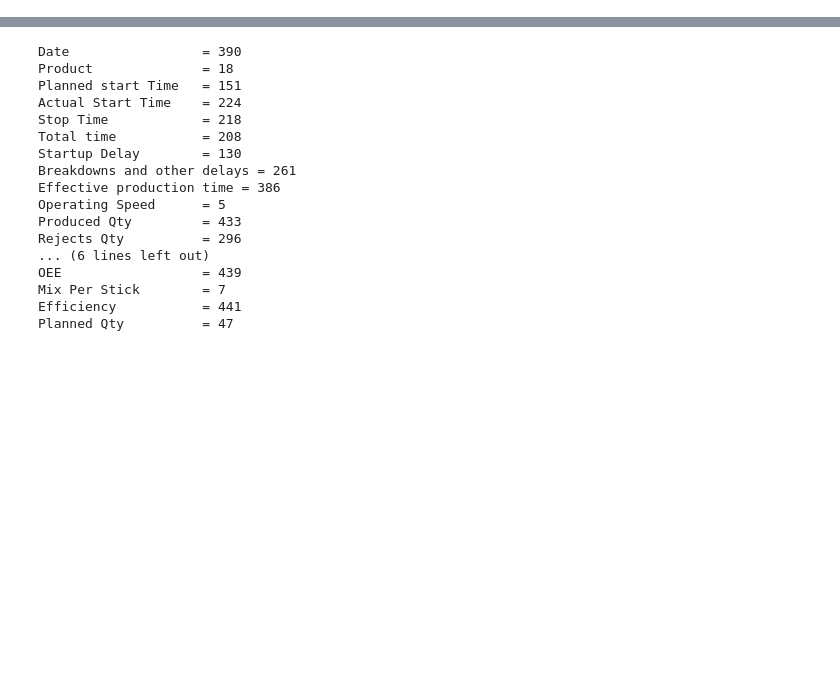
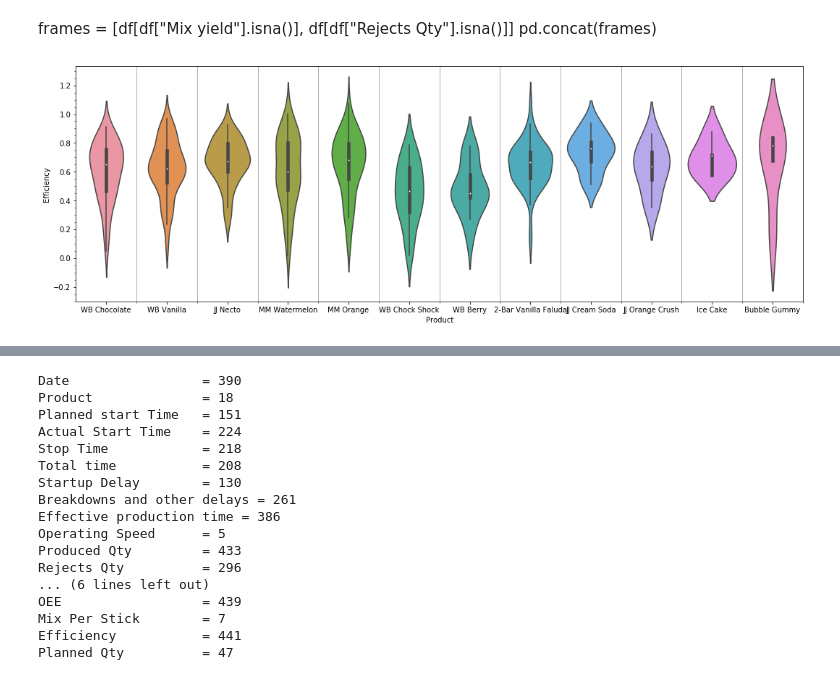
Before and after one commit to CodeProcessor/In20-S1-CS5617-project-1, a Jupyter notebook: Analysis.ipynb, the cells around one changed output, grey strips where cells are left out. Saved outputs shown, nothing was run; the diff lists cells and outputs as text; code cells hidden in the pictures; blank space fills up the shorter version.

```diff
--- a/Analysis.ipynb
+++ b/Analysis.ipynb
@@ -39,0 +127,17 @@ df["Product"].count()
+# %% [markdown]
+frames = [df[df["Mix yield"].isna()], df[df["Rejects Qty"].isna()]]
+pd.concat(frames)
+# %%
+from matplotlib.ticker import AutoMinorLocator
+import matplotlib.pyplot as plt
+
+fig = plt.figure(figsize=(18,6))
+
+ax1 = sns.violinplot('Product', "Efficiency", data=df)
+
+
+ax1.minorticks_on()
+ax1.xaxis.set_minor_locator(AutoMinorLocator(2))
+ax1.grid(which='minor', axis='x', linewidth=1)
+# %% [output]
+[figure, added]
```
Also changed, not shown: parts of 19 cells of this notebook.
